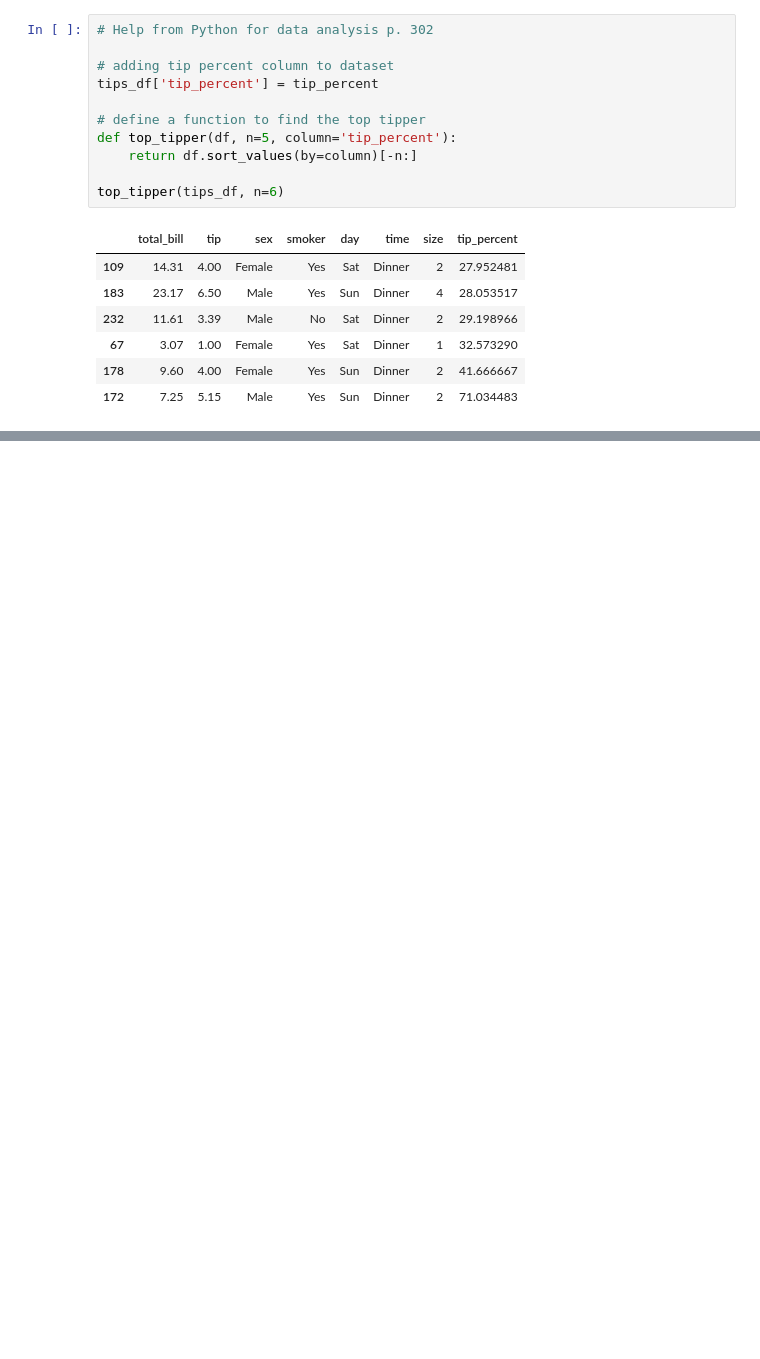
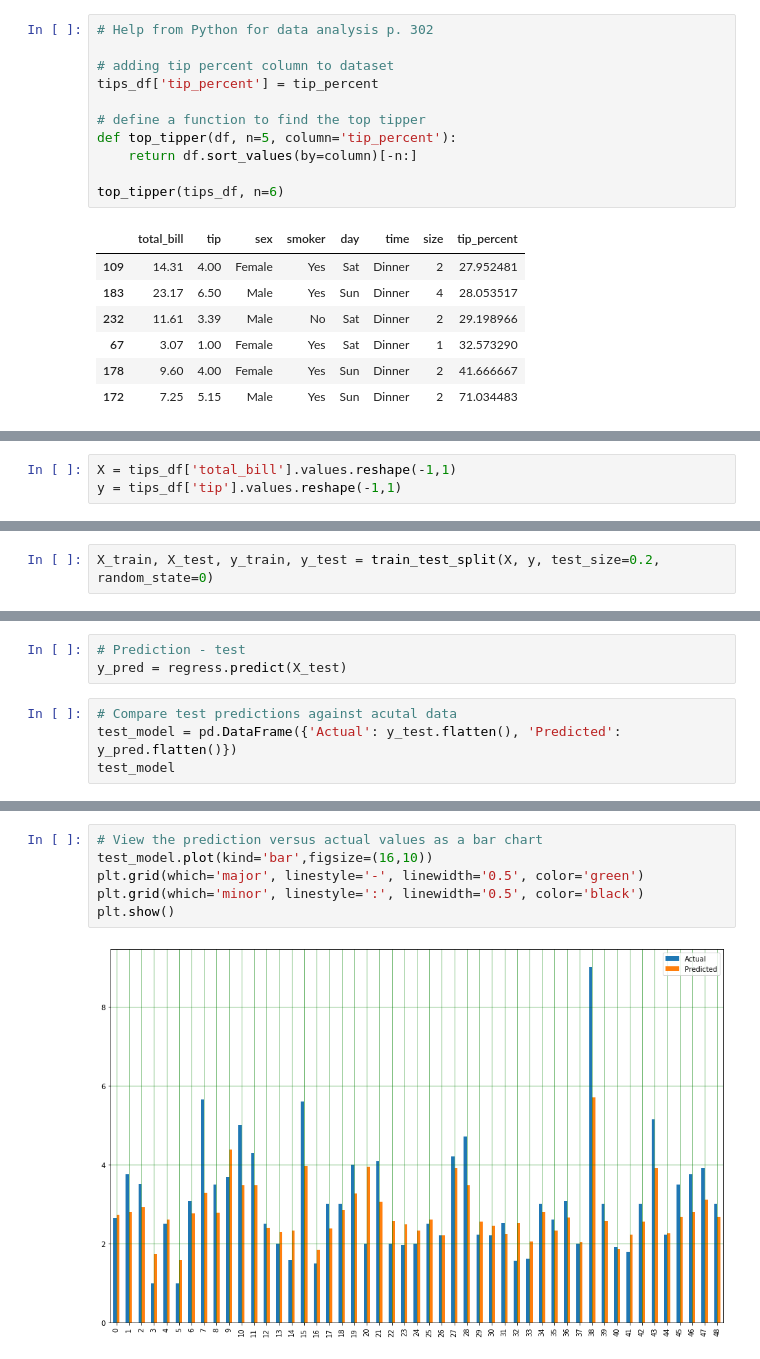
Before and after one commit to jennifer-ryan/fundamentals-project, a Jupyter notebook: tips_database_analysis.ipynb, the cells around one changed output, grey strips where cells are left out. Drawn from its saved outputs; the diff is of its cells as text; blank space fills up the shorter version.

```diff
--- a/tips_database_analysis.ipynb
+++ b/tips_database_analysis.ipynb
@@ -256,0 +303,3 @@ top_tipper(tips_df, n=6)
+# %%
+X = tips_df['total_bill'].values.reshape(-1,1)
+y = tips_df['tip'].values.reshape(-1,1)
@@ -256,0 +308,2 @@ top_tipper(tips_df, n=6)
+# %%
+X_train, X_test, y_train, y_test = train_test_split(X, y, test_size=0.2, random_state=0)
@@ -256,0 +325,7 @@ top_tipper(tips_df, n=6)
+# %%
+# Prediction - test
+y_pred = regress.predict(X_test)
+# %%
+# Compare test predictions against acutal data
+test_model = pd.DataFrame({'Actual': y_test.flatten(), 'Predicted': y_pred.flatten()})
+test_model
@@ -256,0 +350,8 @@ top_tipper(tips_df, n=6)
+# %%
+# View the prediction versus actual values as a bar chart
+test_model.plot(kind='bar',figsize=(16,10))
+plt.grid(which='major', linestyle='-', linewidth='0.5', color='green')
+plt.grid(which='minor', linestyle=':', linewidth='0.5', color='black')
+plt.show()
+# %% [output]
+[figure, added]
```
Also changed, not shown: parts of 19 cells of this notebook.
